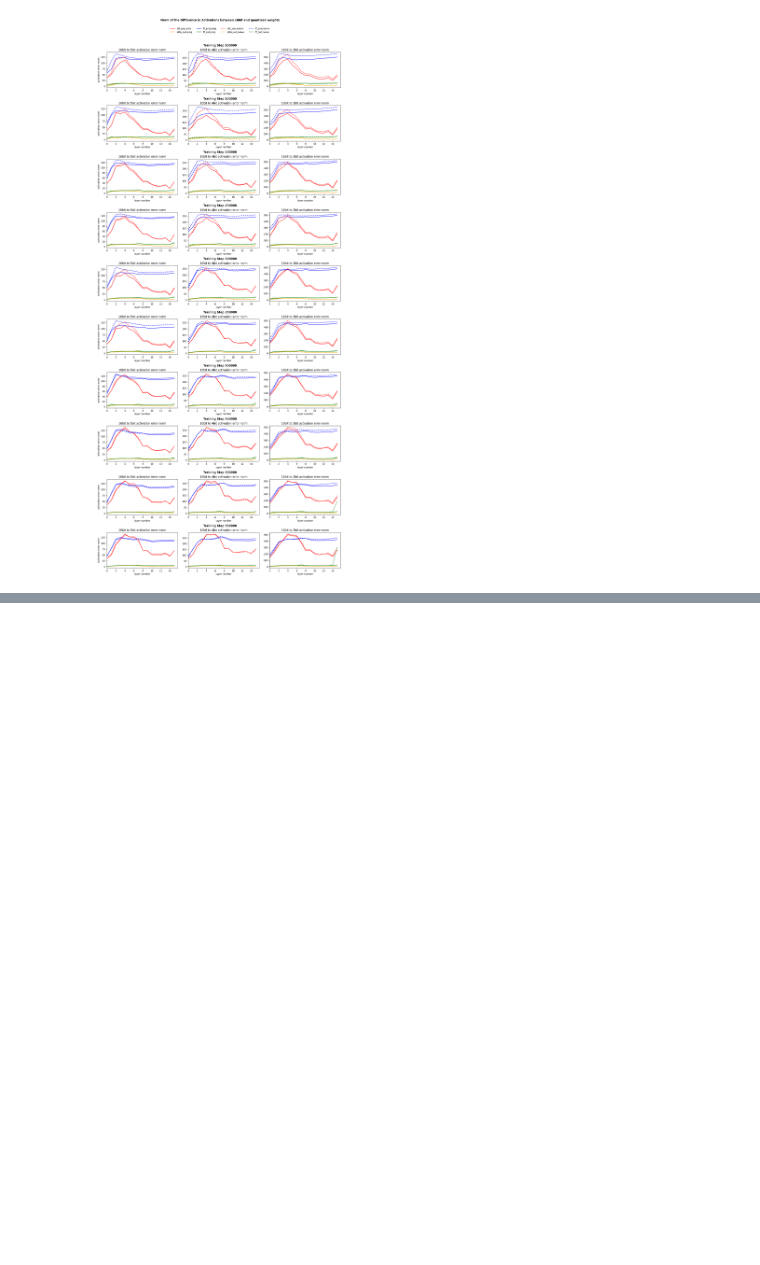
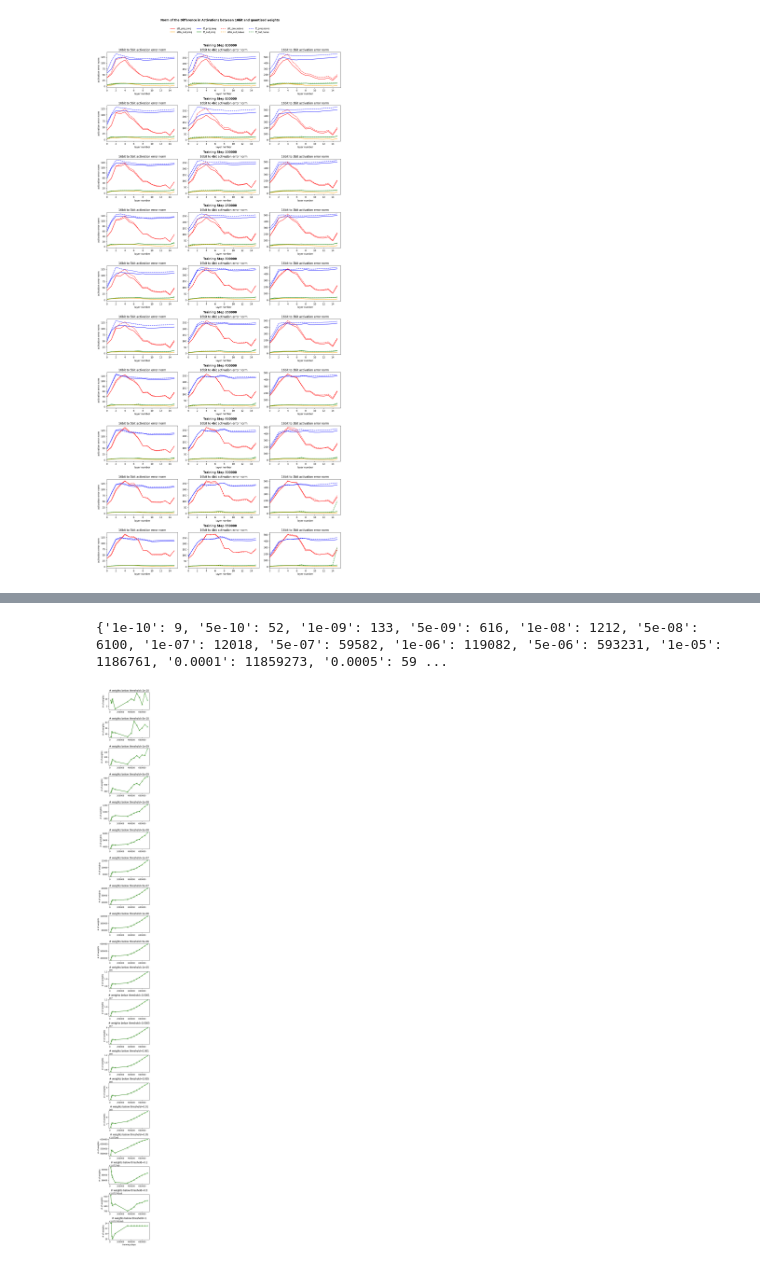
Before and after one commit to reeceshuttle/deep-learning-proj, a Jupyter notebook: results.ipynb, the cells around one changed output, grey strips where cells are left out. Saved outputs shown, nothing was run; the diff lists cells and outputs as text; code cells hidden in the pictures; blank space fills up the shorter version.

```diff
--- a/results.ipynb
+++ b/results.ipynb
@@ -477,0 +519,29 @@ plt.savefig('blog/images/error_norm_7B.png', bbox_inches = 'tight', dpi=200)
+# %%
+import torch
+fig, axes = plt.subplots(20, 1, figsize=(4,40))
+steps = step_to_revision['allenai/OLMo-1B'].keys()
+mean_quantiles = {}
+
+thresholds = ["1e-10", "5e-10", "1e-09", "5e-09", "1e-08", "5e-08", "1e-07", "5e-07", "1e-06", "5e-06", "1e-05", "0.0001", "0.0005", "0.001", "0.005", "0.01", "0.05", "0.1", "0.5", "1"]
+for i, threshold in enumerate(thresholds):
+    x = []
+    y = []
+    for step in steps:
+        x.append(float(step))
+        path = f'sparsity/1b,{step}.json'
+        with open(path, 'r') as file:
+            result = json.load(file)
+            result = result['thresholds']
+
+        y.append(result[threshold])
+        axes[i].plot(x, y, marker = 'x')
+        axes[i].set_title(f'# weights below threshold={threshold}')
+        axes[i].set_ylabel('# of weights')
+axes[i].set_xlabel('training steps')
+
+plt.tight_layout()
+
+print(result)
+# %% [output]
+{'1e-10': 9, '5e-10': 52, '1e-09': 133, '5e-09': 616, '1e-08': 1212, '5e-08': 6100, '1e-07': 12018, '5e-07': 59582, '1e-06': 119082, '5e-06': 593231, '1e-05': 1186761, '0.0001': 11859273, '0.0005': 59 ...
+[figure, added]
```
Also changed, not shown: parts of 4 cells of this notebook, 16 other files.
